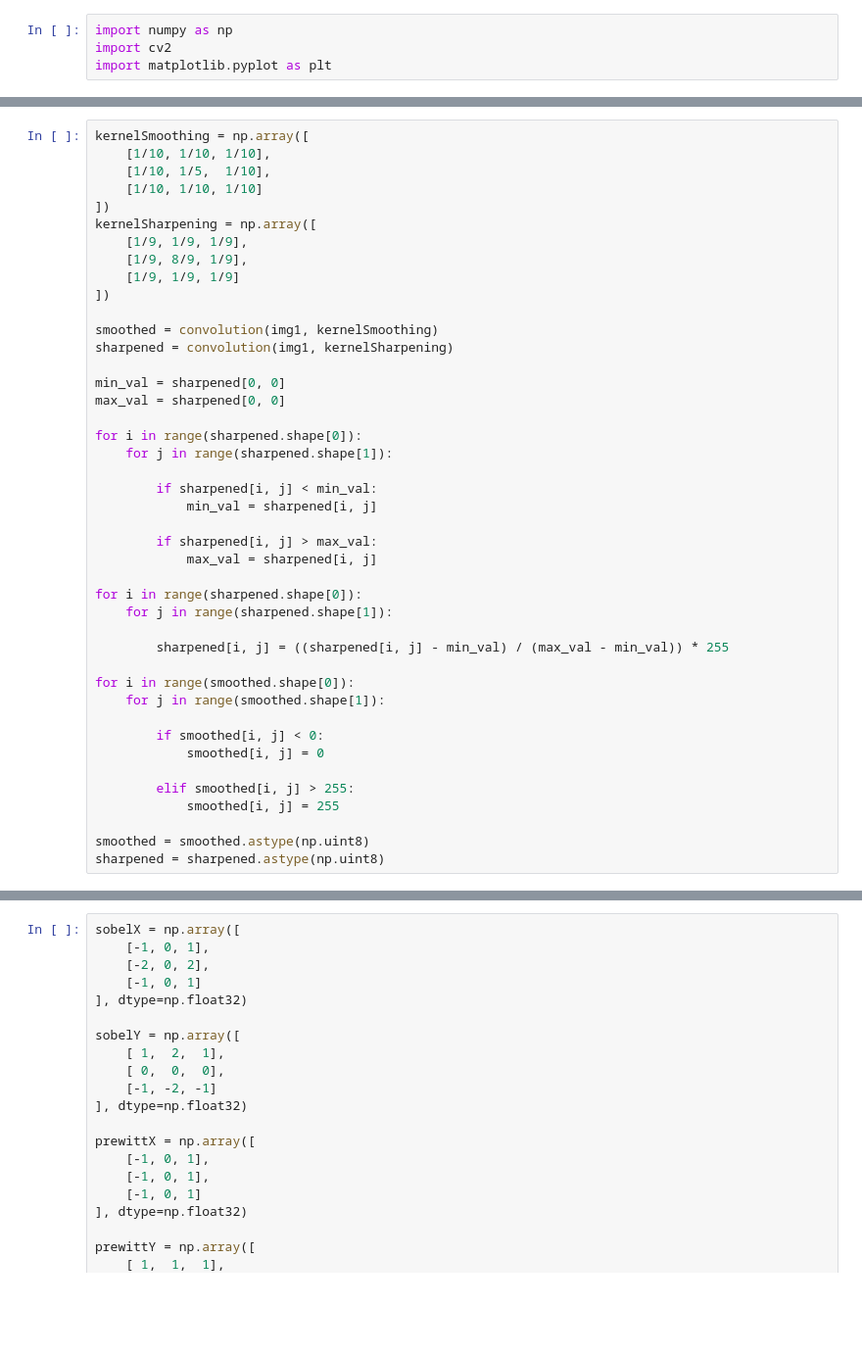
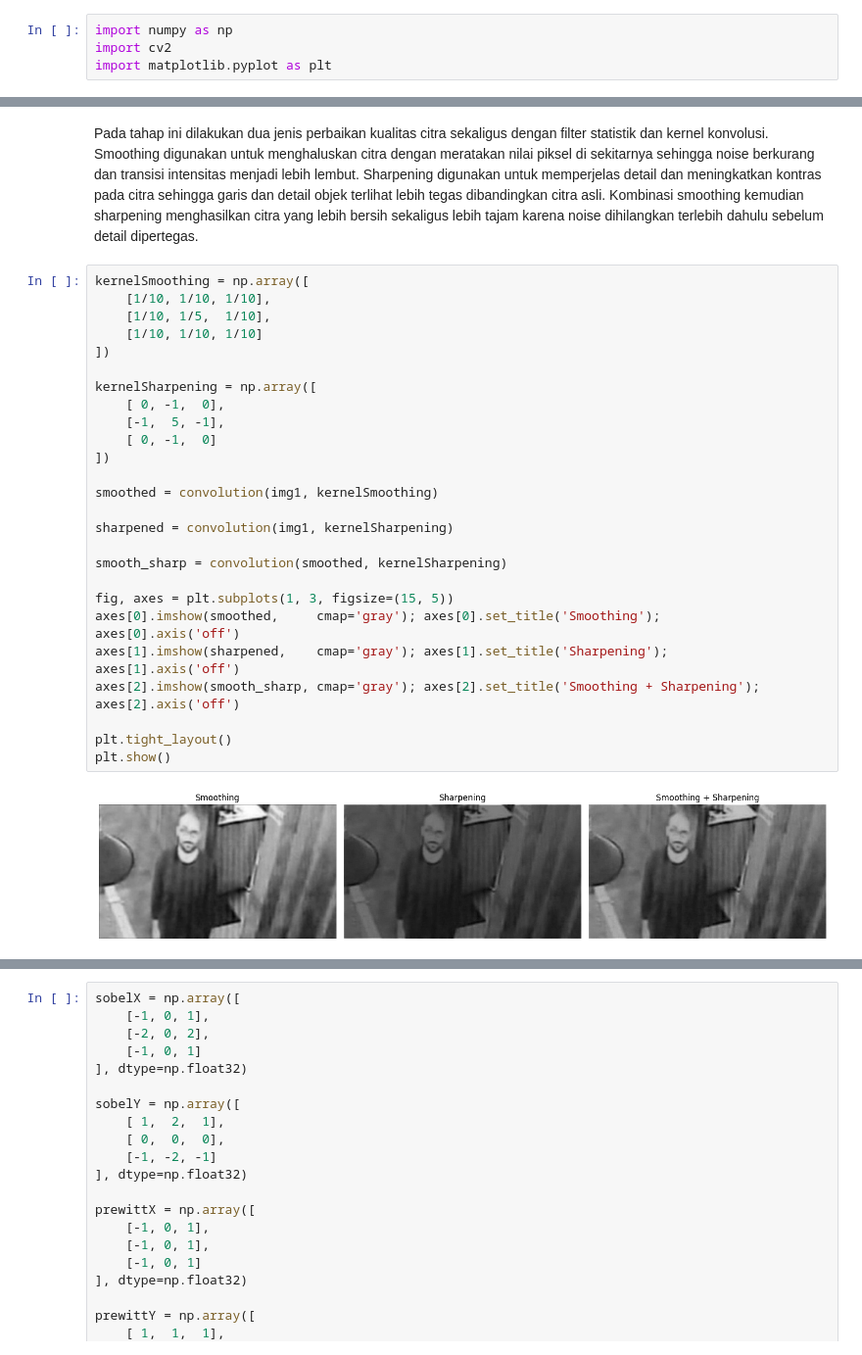
Before and after one commit to praktikum-pcd-2026/jurnal-modul-3-kelompok-3-Ilalala17, a Jupyter notebook: FadilaM3.ipynb, the cells around one changed output, grey strips where cells are left out. Shown at 98% size. Cells and saved outputs as stored; diff of their text form; blank space fills up the shorter version.

```diff
--- a/FadilaM3.ipynb
+++ b/FadilaM3.ipynb
@@ -25,43 +47,30 @@ def convolution(img, kernel):
+# %% [markdown]
+Pada tahap ini dilakukan dua jenis perbaikan kualitas citra sekaligus dengan filter statistik dan kernel konvolusi. Smoothing digunakan untuk menghaluskan citra dengan meratakan nilai piksel di sekitarnya sehingga noise berkurang dan transisi intensitas menjadi lebih lembut. Sharpening digunakan untuk memperjelas detail dan meningkatkan kontras pada citra sehingga garis dan detail objek terlihat lebih tegas dibandingkan citra asli. Kombinasi smoothing kemudian sharpening menghasilkan citra yang lebih bersih sekaligus lebih tajam karena noise dihilangkan terlebih dahulu sebelum detail dipertegas.
 # %%
 kernelSmoothing = np.array([
     [1/10, 1/10, 1/10],
     [1/10, 1/5,  1/10],
     [1/10, 1/10, 1/10]
 ])
+
 kernelSharpening = np.array([
-    [1/9, 1/9, 1/9],
-    [1/9, 8/9, 1/9],
-    [1/9, 1/9, 1/9]
+    [ 0, -1,  0],
+    [-1,  5, -1],
+    [ 0, -1,  0]
 ])
 
 smoothed = convolution(img1, kernelSmoothing)
+
 sharpened = convolution(img1, kernelSharpening)
 
-min_val = sharpened[0, 0]
-max_val = sharpened[0, 0]
+smooth_sharp = convolution(smoothed, kernelSharpening)
 
-for i in range(sharpened.shape[0]):
-    for j in range(sharpened.shape[1]):
+fig, axes = plt.subplots(1, 3, figsize=(15, 5))
+axes[0].imshow(smoothed,     cmap='gray'); axes[0].set_title('Smoothing');             axes[0].axis('off')
+axes[1].imshow(sharpened,    cmap='gray'); axes[1].set_title('Sharpening');            axes[1].axis('off')
+axes[2].imshow(smooth_sharp, cmap='gray'); axes[2].set_title('Smoothing + Sharpening'); axes[2].axis('off')
 
-        if sharpened[i, j] < min_val:
-            min_val = sharpened[i, j]
-
-        if sharpened[i, j] > max_val:
-            max_val = sharpened[i, j]
-
-for i in range(sharpened.shape[0]):
-    for j in range(sharpened.shape[1]):
-
-        sharpened[i, j] = ((sharpened[i, j] - min_val) / (max_val - min_val)) * 255
-
-for i in range(smoothed.shape[0]):
-    for j in range(smoothed.shape[1]):
-
-        if smoothed[i, j] < 0:
-            smoothed[i, j] = 0
-
-        elif smoothed[i, j] > 255:
-            smoothed[i, j] = 255
-
-smoothed = smoothed.astype(np.uint8)
-sharpened = sharpened.astype(np.uint8)
+plt.tight_layout()
+plt.show()
+# %% [output]
+[figure, added]
```
Also changed, not shown: parts of 22 cells of this notebook, 1 other file.
